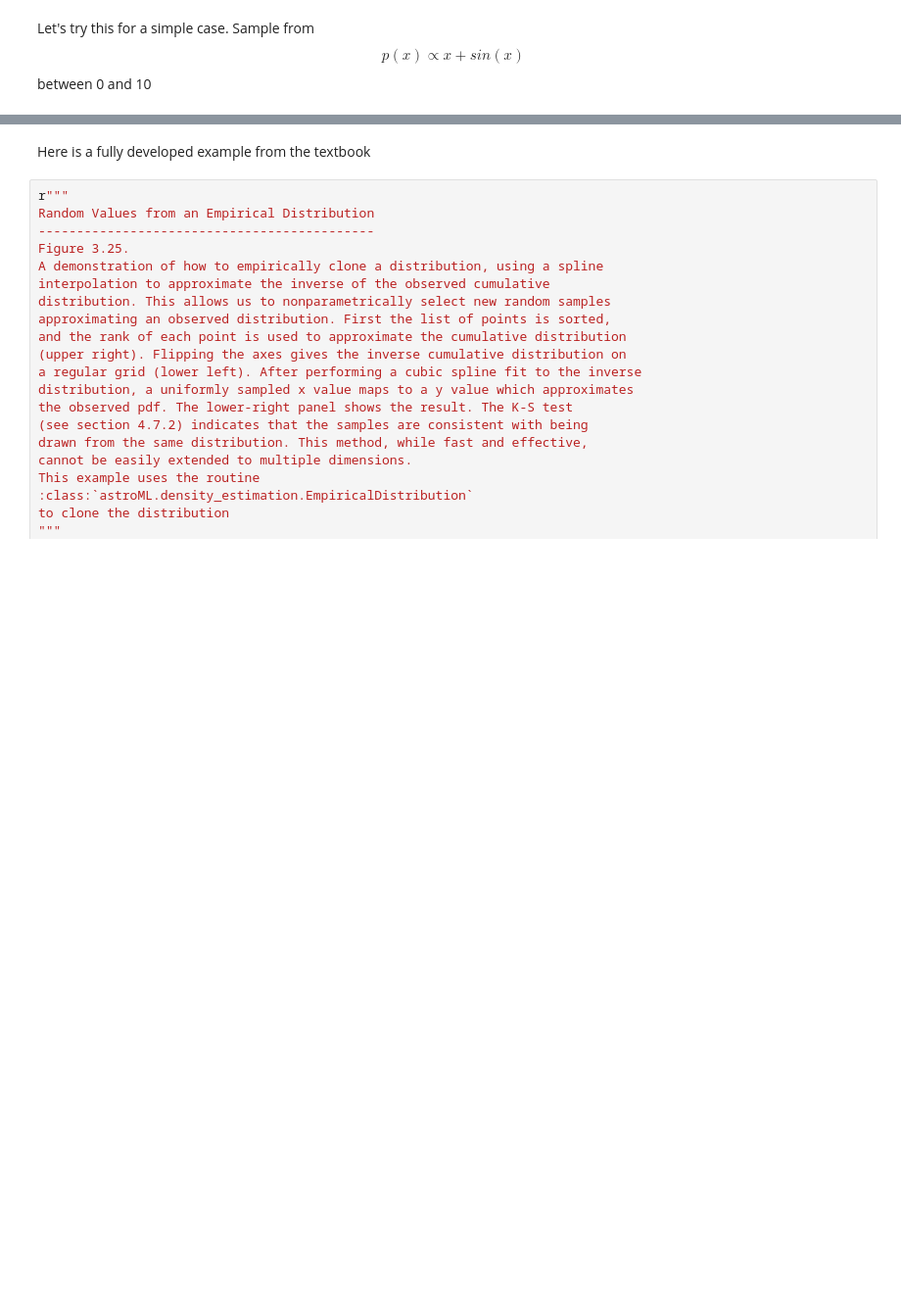
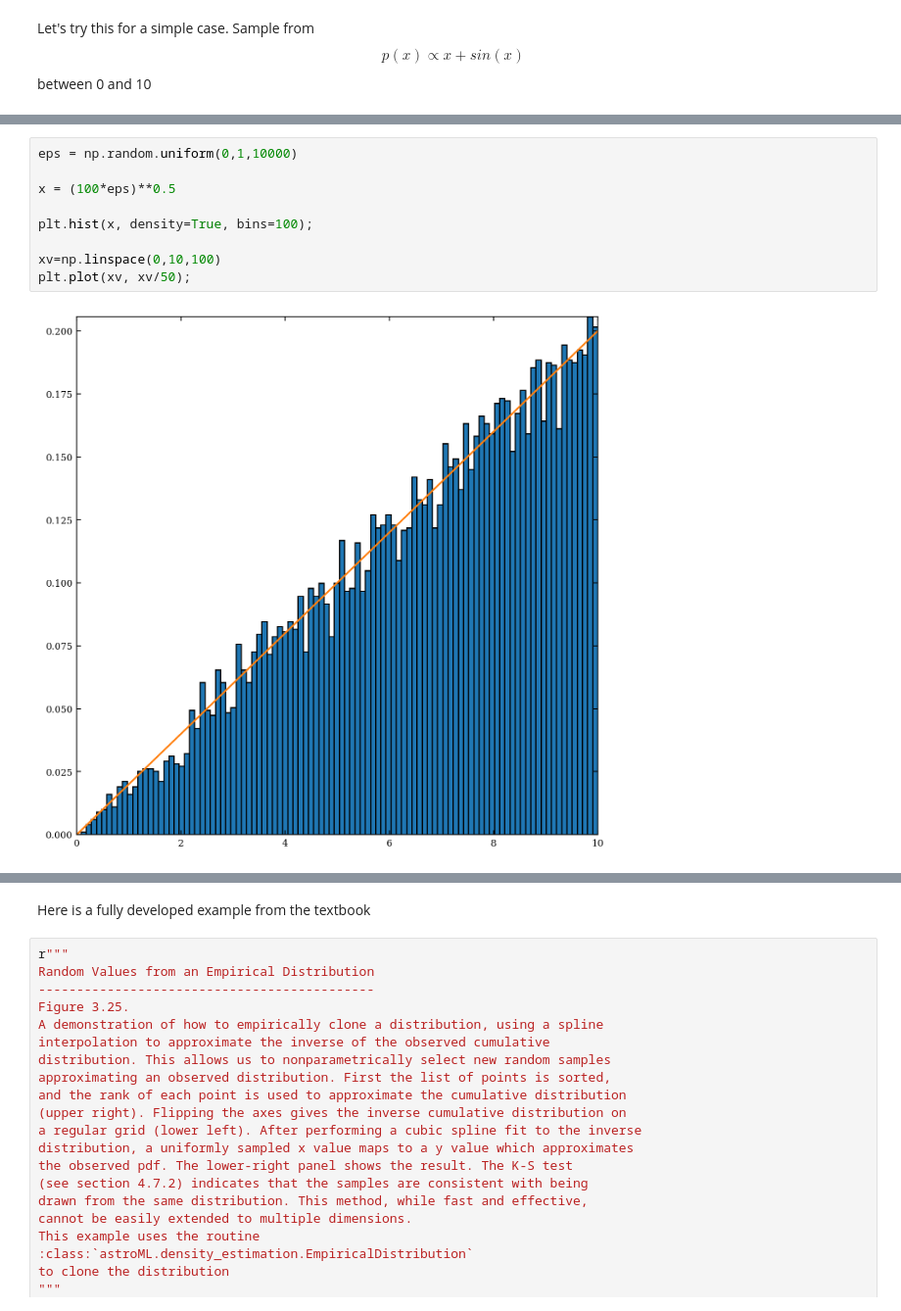
Before and after one commit to dgerosa/astrostatistics_bicocca_2024, a Jupyter notebook: lectures/L04_probability.ipynb, the cells around one changed output, grey strips where cells are left out. Shown at 98% size. Cells and saved outputs as stored; diff of their text form; blank space fills up the shorter version.

```diff
--- a/lectures/L04_probability.ipynb
+++ b/lectures/L04_probability.ipynb
@@ -639,0 +660,11 @@ Rejection sampling works, but wouldn't it be awesome if we didn't have to discar
+# %%
+eps = np.random.uniform(0,1,10000)
+
+x = (100*eps)**0.5
+
+plt.hist(x, density=True, bins=100);
+
+xv=np.linspace(0,10,100)
+plt.plot(xv, xv/50);
+# %% [output]
+[figure, added]
```
Also changed, not shown: parts of 10 cells of this notebook, 2 other files.
